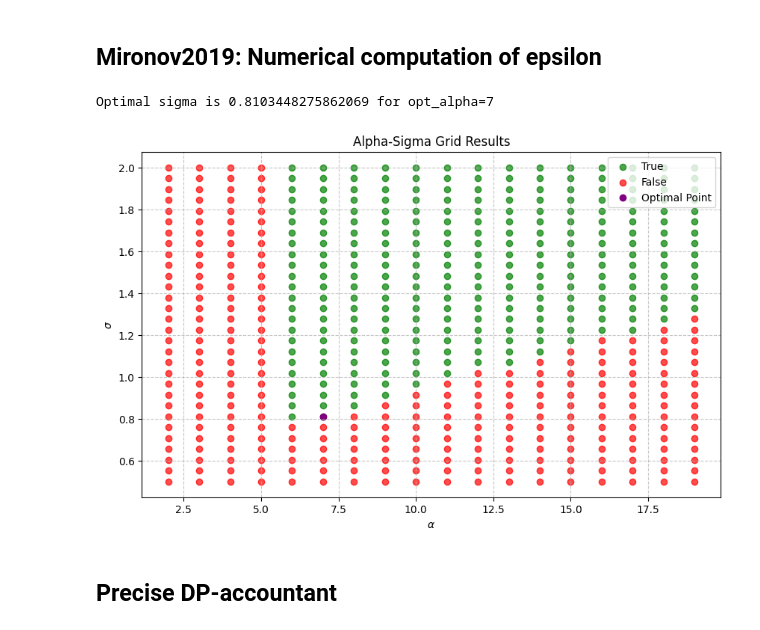
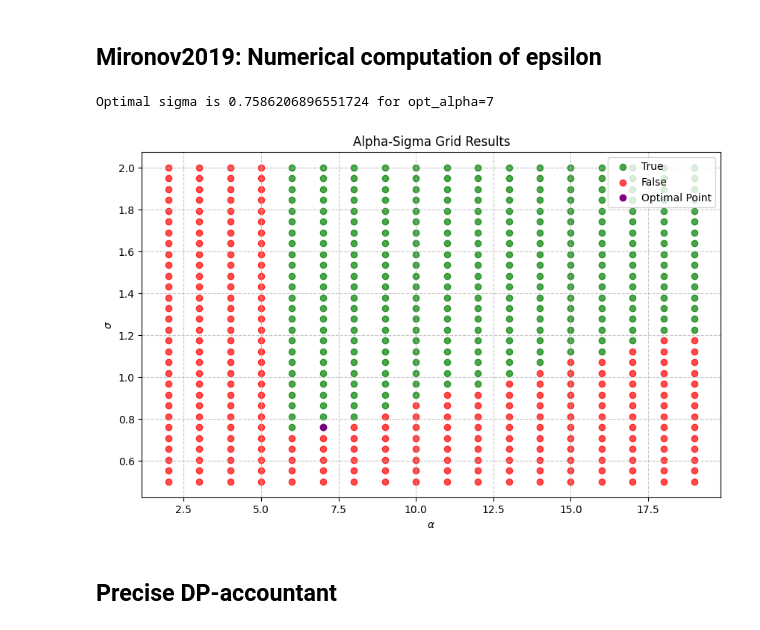
Before and after one commit to alexlegeartis/Sign-SGD-and-Differential-Privacy, a Jupyter notebook: code/renyi_dp_sign.ipynb, the cells around one changed output. Saved outputs shown, nothing was run; the diff lists cells and outputs as text; code cells hidden in the pictures.

```diff
--- a/code/renyi_dp_sign.ipynb
+++ b/code/renyi_dp_sign.ipynb
@@ -84,10 +84,10 @@ def plot_valid_alpha_sigma(q, T, epsilon, delta, alpha_min=2, alpha_max=20, sigm
     plt.savefig("../figs/valid_sigma.pdf")
     plt.show()
 # %%
-plot_valid_alpha_sigma(1/300, 1000, 1.5, 1/300**1.1, sigma_min=0.5, sigma_max=2)
+plot_valid_alpha_sigma(1/600, 1000, 1.5, 1/600**1.1, sigma_min=0.5, sigma_max=2)
 # %% [output]
-Optimal sigma is 0.8103448275862069 for opt_alpha=7
+Optimal sigma is 0.7586206896551724 for opt_alpha=7
-[figure, old version]
+[figure, new version]
 # %% [markdown]
 ## Precise DP-accountant
 # %%
```
Also changed, not shown: parts of 11 cells of this notebook, 30 other files.
